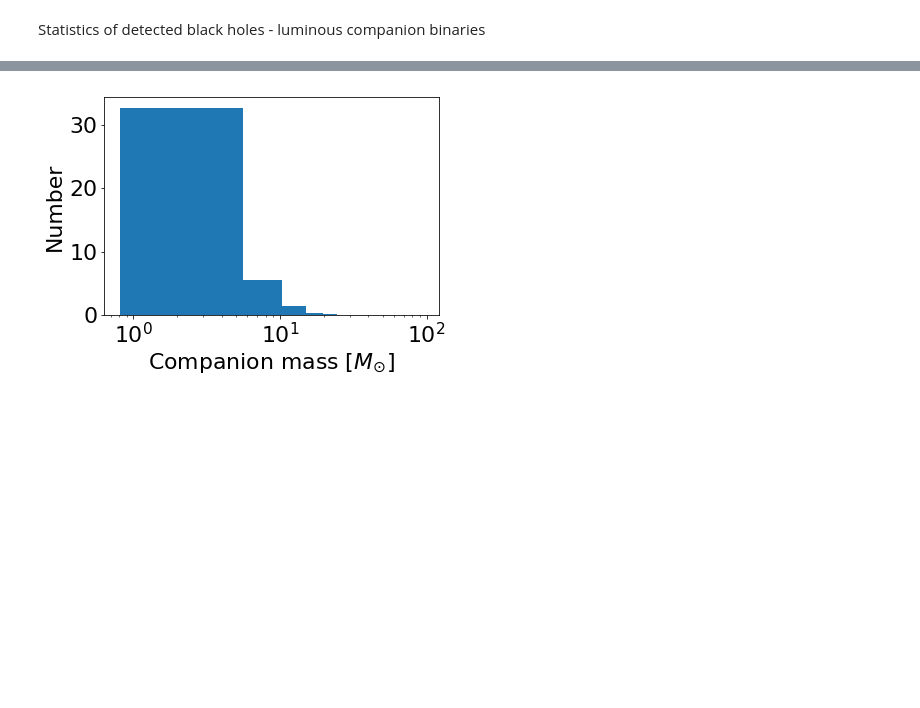
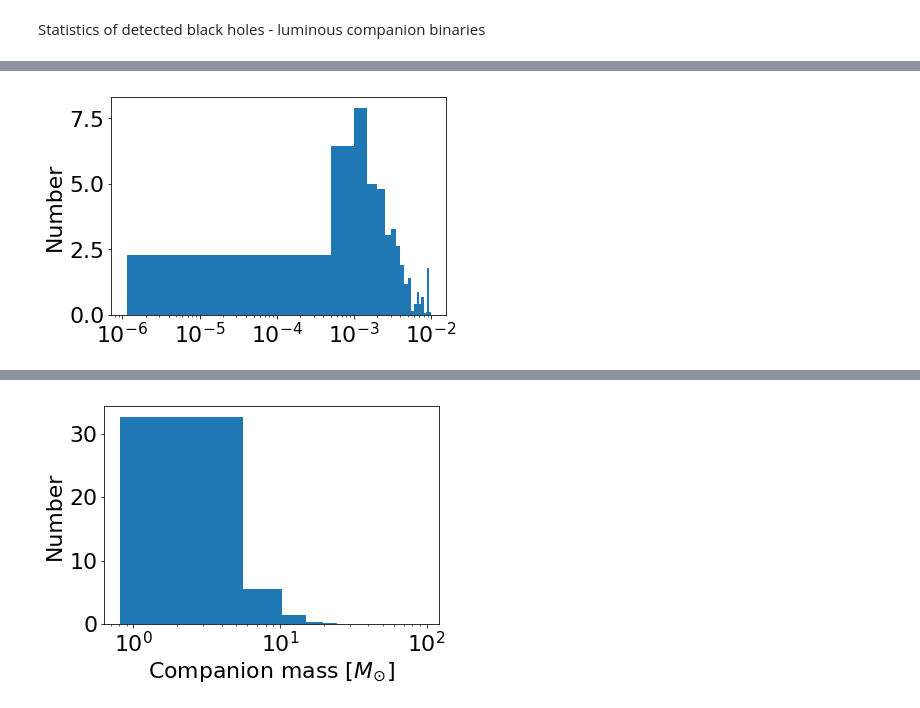
Before and after one commit to bolverk/gaia_black_hole_binaries, a Jupyter notebook: stellar_binary_monte_carlo.ipynb, the cells around one changed output, grey strips where cells are left out. Cells and saved outputs as stored; diff of their text form; code cells hidden in the pictures; blank space fills up the shorter version.

```diff
--- a/stellar_binary_monte_carlo.ipynb
+++ b/stellar_binary_monte_carlo.ipynb
@@ -346,3 +347,16 @@ pass
+# %%
+%matplotlib inline
+import matplotlib
+font = {'size':22}
+matplotlib.rc('font',**font)
+
+pylab.hist(ssp['initial semi major axis'][mask],20, weights=ssp['statistical weight'][mask])
+#pylab.xlabel('Black hole mass [$M_{\odot}$]');
+pylab.ylabel('Number')
+pylab.xscale('log')
+pass
+# %% [output]
+[figure, added]
 # %%
 pylab.hist(ssp['terminal period'][mask],20, weights=ssp['statistical weight'][mask])
 pylab.xlabel('Terminal period [years]');
```
Also changed, not shown: parts of 10 cells of this notebook.
